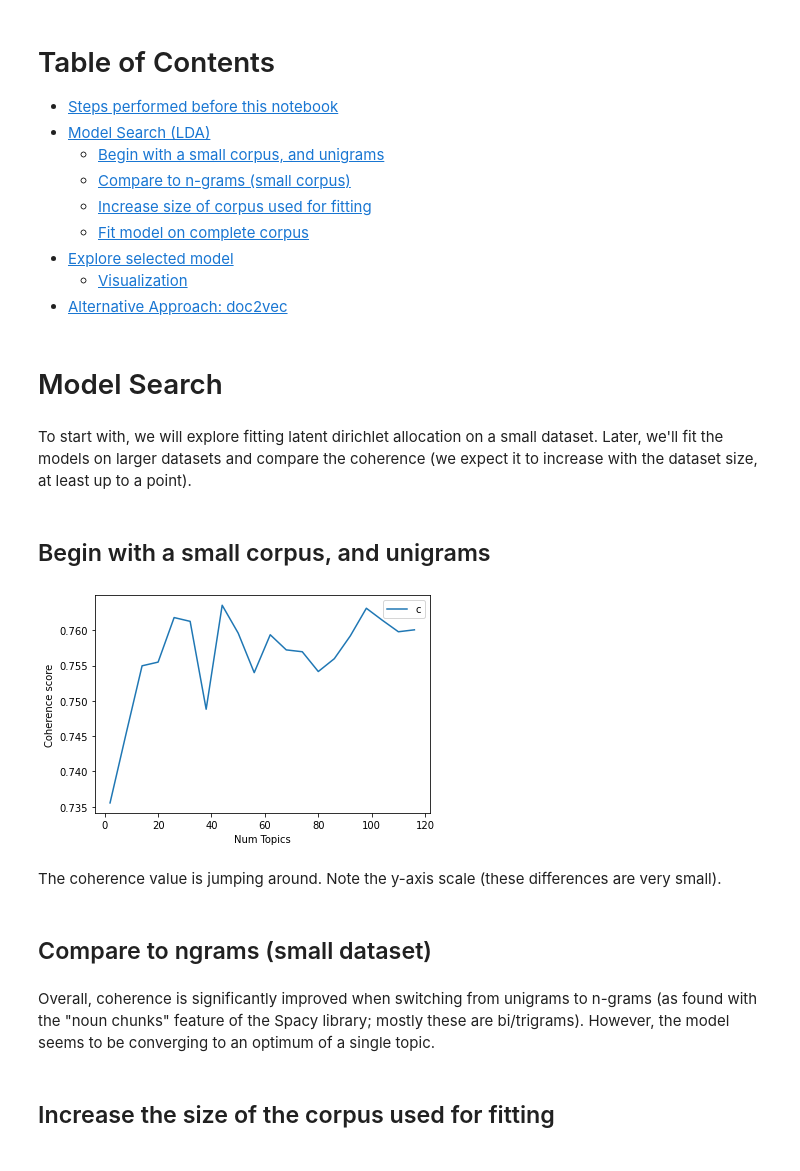
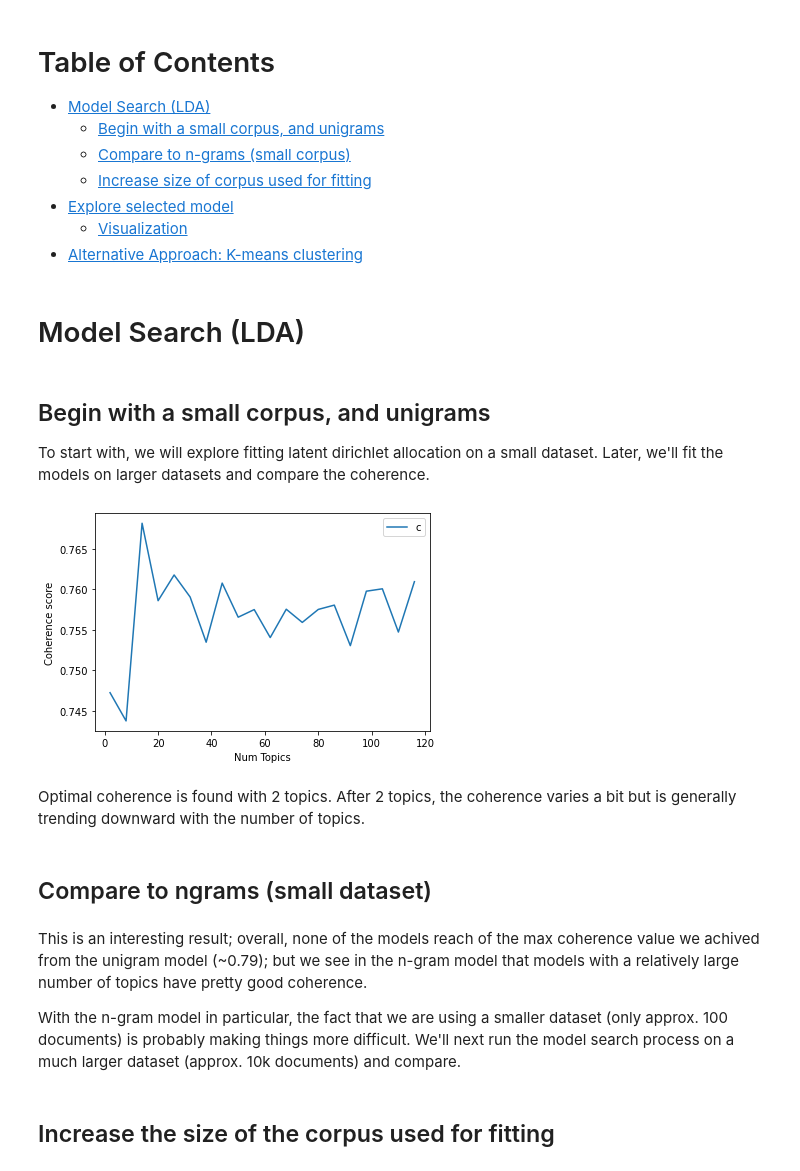
Before and after one commit to sanjibg01/CS410-project-team-trailblazers, a Jupyter notebook: arxiv/topic_model_search.ipynb, the cells around one changed output. Saved outputs shown, nothing was run; the diff lists cells and outputs as text; code cells hidden in the pictures.

Commit message:
md_preprocess_abstracts final model search and start cli app

```diff
--- a/arxiv/topic_model_search.ipynb
+++ b/arxiv/topic_model_search.ipynb
@@ -21,35 +24,33 @@ warnings.filterwarnings('ignore') # import warnings
 # %% [markdown]
 # Table of Contents
 
-* [Steps performed before this notebook](http://localhost:8888/notebooks/topic_modeling.ipynb#Steps-performed-before-this-notebook)
-* [Model Search (LDA)](http://localhost:8888/notebooks/topic_modeling.ipynb#Model-Search)
-    * [Begin with a small corpus, and unigrams](http://localhost:8888/notebooks/topic_modeling.ipynb#Begin-with-a-small-corpus,-and-unigrams)
-    * [Compare to n-grams (small corpus)](http://localhost:8888/notebooks/topic_modeling.ipynb#Compare-to-ngrams-(small-dataset))
-    * [Increase size of corpus used for fitting](http://localhost:8888/notebooks/topic_modeling.ipynb#Increase-the-size-of-the-corpus-used-for-fitting)
-    * [Fit model on complete corpus](http://localhost:8888/notebooks/topic_modeling.ipynb#Fit-model-on-complete-corpus)
-* [Explore selected model](http://localhost:8888/notebooks/topic_modeling.ipynb#Explore-selected-model)
-    * [Visualization](http://localhost:8888/notebooks/topic_modeling.ipynb#Visualization)
-* [Alternative Approach: doc2vec](http://localhost:8888/notebooks/topic_modeling.ipynb#Alternative-Approach:-doc2vec)
+* [Model Search (LDA)](http://localhost:8888/notebooks/arxiv/topic_model_search.ipynb#Model-Search-(LDA))
+    * [Begin with a small corpus, and unigrams](http://localhost:8888/notebooks/arxiv/topic_model_search.ipynb#Begin-with-a-small-corpus,-and-unigrams)
+    * [Compare to n-grams (small corpus)](http://localhost:8888/notebooks/arxiv/topic_model_search.ipynb#Compare-to-ngrams-(small-dataset))
+    * [Increase size of corpus used for fitting](http://localhost:8888/notebooks/arxiv/topic_model_search.ipynb#Increase-the-size-of-the-corpus-used-for-fitting)
+* [Explore selected model](http://localhost:8888/notebooks/arxiv/topic_model_search.ipynb#Explore-selected-model)
+    * [Visualization](http://localhost:8888/notebooks/arxiv/topic_model_search.ipynb#Visualization)
+* [Alternative Approach: K-means clustering](http://localhost:8888/notebooks/arxiv/topic_model_search.ipynb#Alternative-Approach:-K-means-clustering)
 # %% [markdown]
-# Model Search
+# Model Search (LDA)
 # %% [markdown]
-To start with, we will explore fitting latent dirichlet allocation on a small dataset. Later, we'll fit the models on larger datasets and compare the coherence (we expect it to increase with the dataset size, at least up to a point).
+## Begin with a small corpus, and unigrams
+
+To start with, we will explore fitting latent dirichlet allocation on a small dataset. Later, we'll fit the models on larger datasets and compare the coherence.
-# %% [markdown]
-## Begin with a small corpus, and unigrams
 # %%
 mod = TopicModeler('preprocessed_input/preprocessed_input_small_unigrams.json')
 mod.set_texts()
 mod.set_dictionary()
 mod.set_corpus()
 
-start = 2; stop = 120; step = 6
-model_list, coherence_values = mod.optimal_model_search(start, stop, step)
+start = 2; stop = 120; step = 6; iterations=300
+model_list, coherence_values = mod.optimal_model_search(start, stop, step, iterations)
 
 mod.plot_model_search_results(coherence_values, start, stop, step)
 # %% [output]
-[figure, old version]
+[figure, new version]
-# %% [markdown]
-The coherence value is jumping around. Note the y-axis scale (these differences are very small).
+# %% [markdown]
+Optimal coherence is found with 2 topics. After 2 topics, the coherence varies a bit but is generally trending downward with the number of topics.
 # %% [markdown]
 ## Compare to ngrams (small dataset)
 # %%
@@ -57,7 +58,9 @@ model_list, coherence_values = mod.optimal_model_search(start,stop,step)
 
 mod.plot_model_search_results(coherence_values, start, stop, step)
-# %% [markdown]
-Overall, coherence is significantly improved when switching from unigrams to n-grams (as found with the "noun chunks" feature of the Spacy library; mostly these are bi/trigrams). However, the model seems to be converging to an optimum of a single topic.
+# %% [markdown]
+This is an interesting result; overall, none of the models reach of the max coherence value we achived from the unigram model (~0.79); but we see in the n-gram model that models with a relatively large number of topics have pretty good coherence.
+
+With the n-gram model in particular, the fact that we are using a smaller dataset (only  approx. 100 documents) is probably making things more difficult. We'll next run the model search process on a much larger dataset (approx. 10k documents) and compare.
 # %% [markdown]
 ## Increase the size of the corpus used for fitting
 # %% [markdown]
```
Also changed, not shown: parts of 26 cells of this notebook, 3 other files.
